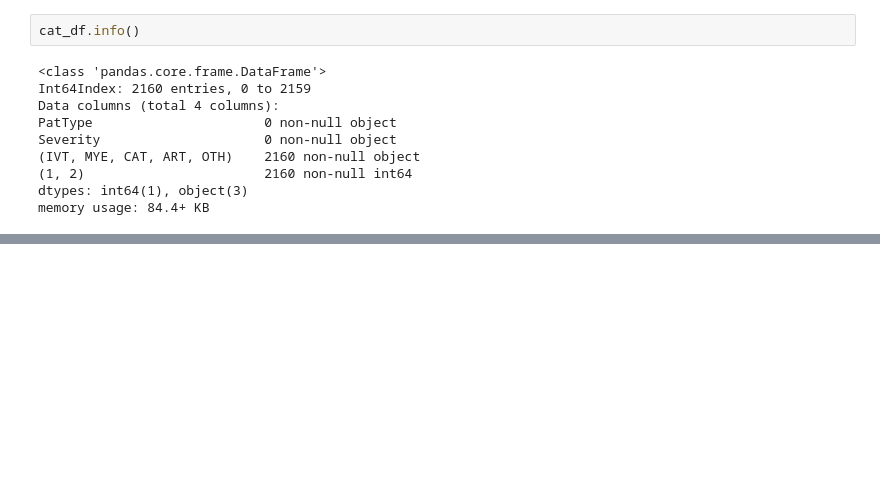
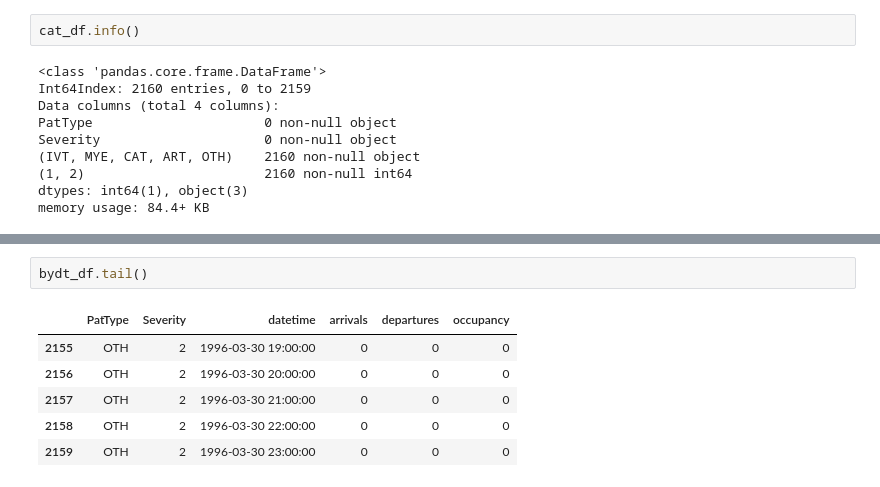
Before and after one commit to misken/hillmaker, a Jupyter notebook: hillmaker/testing/iss17_multicats.ipynb, the cells around one changed output, grey strips where cells are left out. Drawn from its saved outputs; the diff is of its cells as text; blank space fills up the shorter version.

```diff
--- a/hillmaker/testing/iss17_multicats.ipynb
+++ b/hillmaker/testing/iss17_multicats.ipynb
@@ -263,0 +411,9 @@ memory usage: 84.4+ KB
+# %%
+bydt_df.tail()
+# %% [output]
+|  | PatType | Severity | datetime | arrivals | departures | occupancy |
+| 2155 | OTH | 2 | 1996-03-30 19:00:00 | 0 | 0 | 0 |
+| 2156 | OTH | 2 | 1996-03-30 20:00:00 | 0 | 0 | 0 |
+| 2157 | OTH | 2 | 1996-03-30 21:00:00 | 0 | 0 | 0 |
+| 2158 | OTH | 2 | 1996-03-30 22:00:00 | 0 | 0 | 0 |
+| 2159 | OTH | 2 | 1996-03-30 23:00:00 | 0 | 0 | 0 |
```
Also changed, not shown: parts of 31 cells of this notebook, 2 other files.
